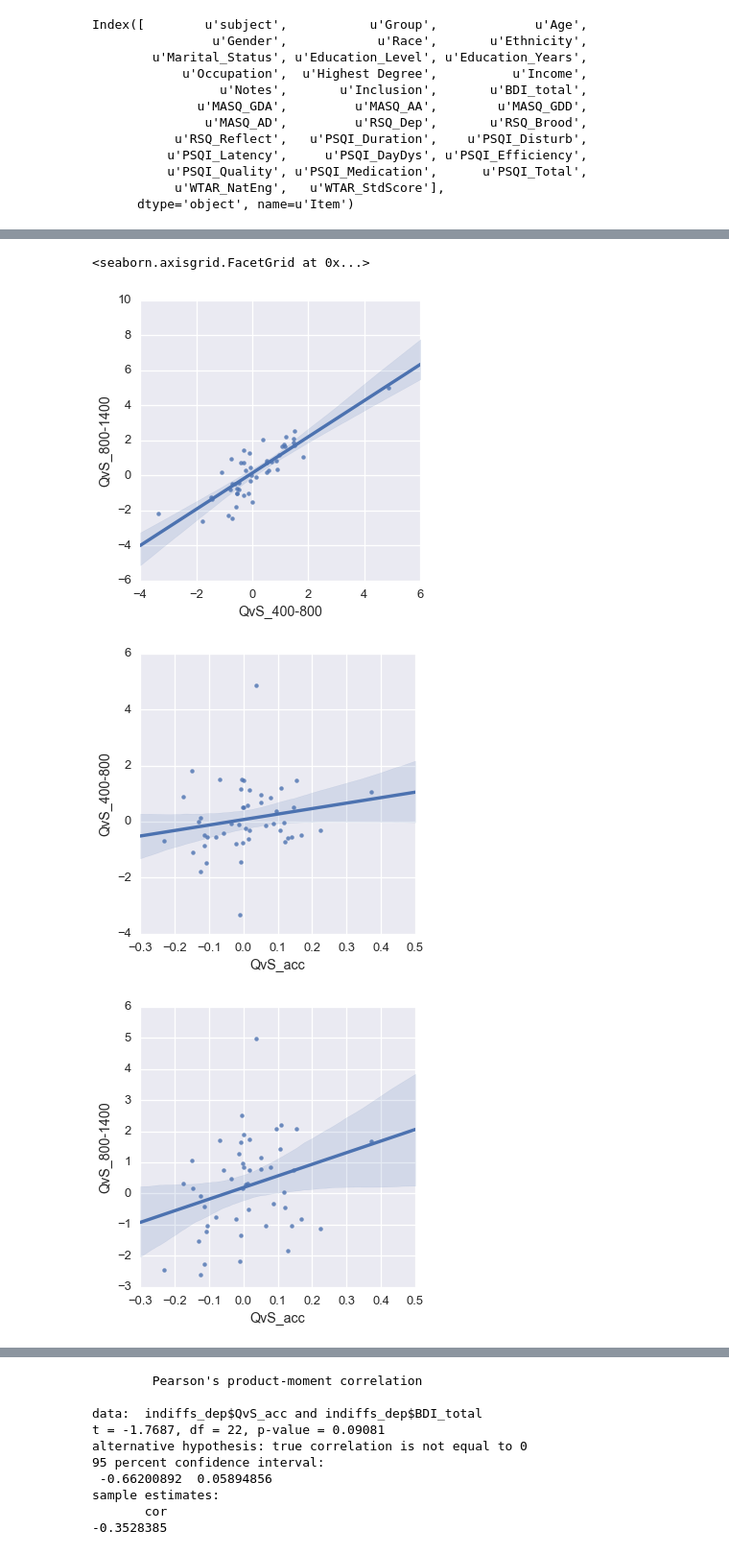
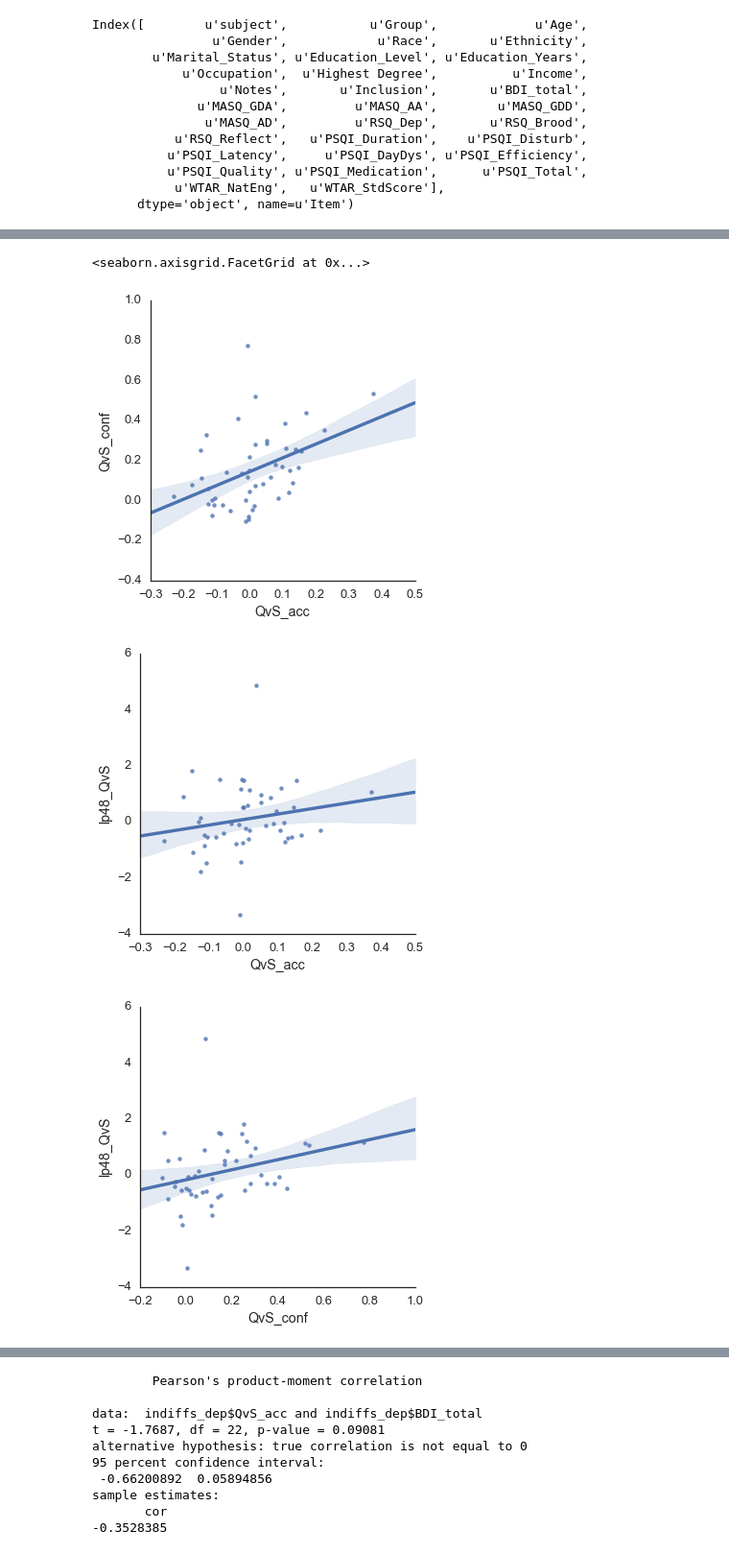
Before and after one commit to dgdillon/source-mem-paper, a Jupyter notebook: Source_ReAnalysis.ipynb, the cells around one changed output, grey strips where cells are left out. Shown at 96% size. Drawn from its saved outputs; the diff is of its cells as text; code cells hidden in the pictures.

```diff
--- a/Source_ReAnalysis.ipynb
+++ b/Source_ReAnalysis.ipynb
@@ -2554,7 +2677,8 @@ table_MI.head()
 # %%
 # Okay, let's put together a df for individual differences that's a bit cleaner . . .
-df = table_MI[['subject','group','Q-S']]
-new_cols = ['subject','Group','QvS_acc']
-df.columns = new_cols
+df = pd.merge(table_MI,table_MI_conf,on='subject')
+df = df[['subject','group_x','condition_x','Q_acc','S_acc','QvS_acc',
+         'Q_conf','S_conf','QvS_conf']]
+df.rename(columns={'group_x':'group','condition_x':'condition'},inplace=True)
 df.head()
 # %% [output]
@@ -2569,9 +2693,10 @@ df.head()
 g = all_par3_MI.groupby(['subject','cue'])['uV'].mean()
 h = g.to_frame()
 h.reset_index(inplace=True)
-piv = pd.pivot_table(h,index='subject',columns='cue',values='uV')
-piv.reset_index(inplace=True)
-piv['QvS_400-800'] = piv.Question - piv.Side
-lp48 = piv[['subject','QvS_400-800']]
-lp48
+lp48 = pd.pivot_table(h,index='subject',columns='cue',values='uV')
+lp48.reset_index(inplace=True)
+lp48['QvS'] = lp48.Question - lp48.Side
+new_cols = ['subject','lp48_Question','lp48_Side','lp48_QvS']
+lp48.columns = new_cols
+lp48.head()
 # %% [output]
@@ -2597,9 +2711,10 @@ lp48
 g = all_par4_MI.groupby(['subject','cue'])['uV'].mean()
 h = g.to_frame()
 h.reset_index(inplace=True)
-piv = pd.pivot_table(h,index='subject',columns='cue',values='uV')
-piv.reset_index(inplace=True)
-piv['QvS_800-1400'] = piv.Question - piv.Side
-lp814 = piv[['subject','QvS_800-1400']]
-lp814
+lp814 = pd.pivot_table(h,index='subject',columns='cue',values='uV')
+lp814.reset_index(inplace=True)
+lp814['QvS'] = lp814.Question - lp814.Side
+new_cols = ['subject','lp814_Question','lp814_Side','lp814_QvS']
+lp814.columns = new_cols
+lp814.head()
 # %% [output]
@@ -2635,7 +2739,7 @@ df.head()
 # %%
 # Now add the self-report
 indiffs = pd.merge(df,sr,on='subject')
-del indiffs['Group_y']
-indiffs.rename(columns={'Group_x':'Group'},inplace=True)
+del indiffs['Group']
+# indiffs.rename(columns={'Group_x':'Group'},inplace=True)
 indiffs.head()
 # %% [output]
@@ -2709,9 +2874,10 @@ sample estimates:
 # %%
-sns.lmplot(x='QvS_400-800', y='QvS_800-1400', data=indiffs, fit_reg=True)
-sns.lmplot(x='QvS_acc', y='QvS_400-800', data=indiffs, fit_reg=True)
-sns.lmplot(x='QvS_acc', y='QvS_800-1400', data=indiffs, fit_reg=True)
+# This makes sense . . . accuracy and confidence are correlated, so the ERPs show a similar relationship to both
+sns.lmplot(x='QvS_acc', y='QvS_conf', data=indiffs, fit_reg=True)
+sns.lmplot(x='QvS_acc', y='lp48_QvS', data=indiffs, fit_reg=True)
+sns.lmplot(x='QvS_conf', y='lp48_QvS', data=indiffs, fit_reg=True)
 # %% [output]
 <seaborn.axisgrid.FacetGrid at 0x...>
-[figure, old version]
+[figure, new version]
-[figure, old version]
+[figure, new version]
-[figure, old version]
+[figure, new version]
```
Also changed, not shown: parts of 92 cells of this notebook, 7 other files.
